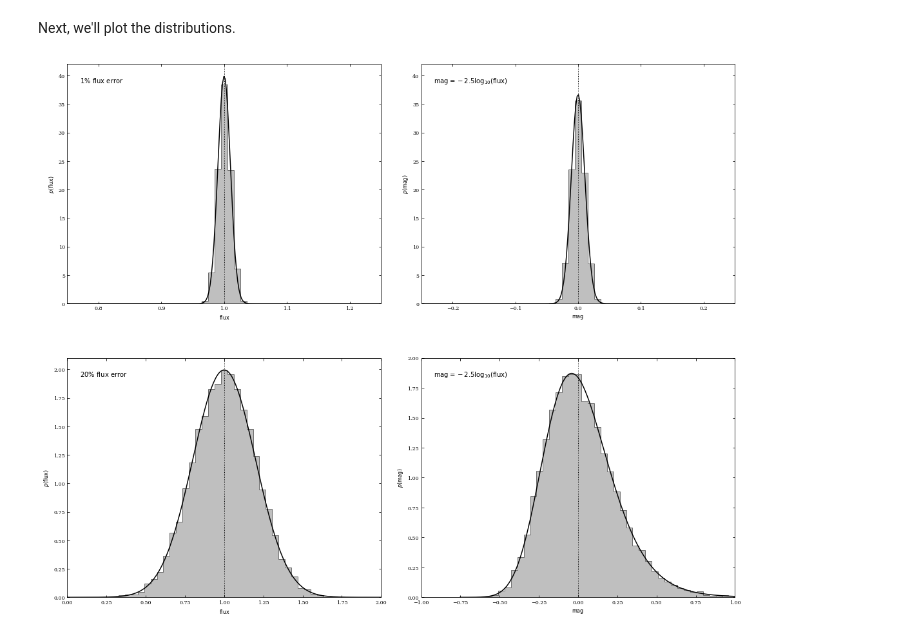
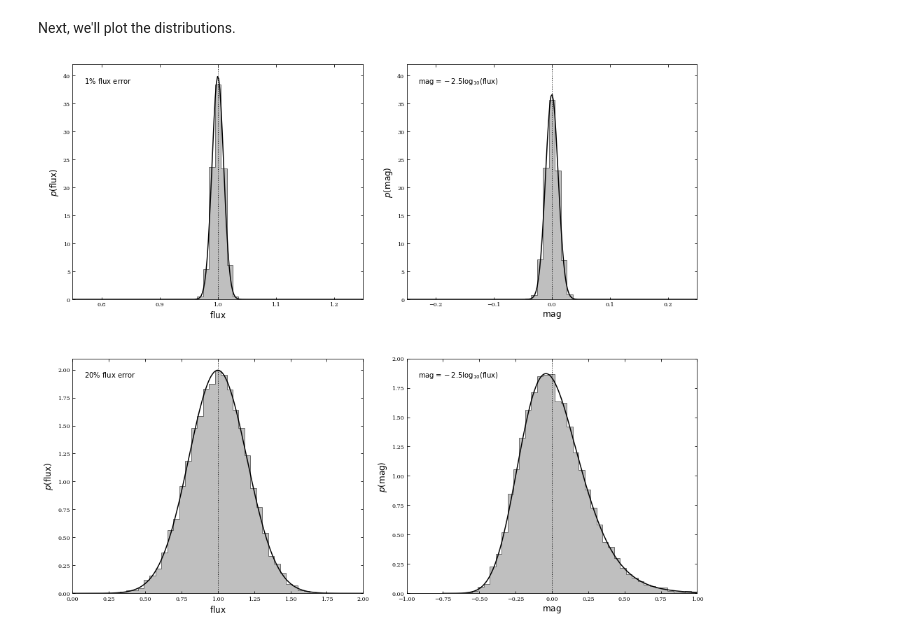
Before and after one commit to astroML/astroML-notebooks, a Jupyter notebook: chapter3/astroml_chapter3_Overview_of_Probability_and_Random_Variables.ipynb, the cells around one changed output. Cells and saved outputs as stored; diff of their text form; code cells hidden in the pictures.

```diff
--- a/chapter3/astroml_chapter3_Brief_overview_of_probability_and_random_variables.ipynb
+++ b/chapter3/astroml_chapter3_Overview_of_Probability_and_Random_Variables.ipynb
@@ -526,7 +526,7 @@ pdf_mag_fit25 /= np.dot(pdf_mag_fit25[1:], abs(mag_fit25[1:] - mag_fit25[:-1]))
 Next, we'll plot the distributions.
 # %%
 fig, ax = plt.subplots(2,2)
-fig.set_size_inches(15,12)
+fig.set_size_inches(13,11)
 fig.tight_layout(w_pad=4, h_pad=7)
 
 #------------------------------------------------------------ 1% flux error
@@ -535,43 +535,43 @@ ax[0,0].hist(flux, bins=np.linspace(0.75, 1.25, 50),
 ax[0,0].plot(flux_fit, pdf_flux_fit, '-k')
 ax[0,0].plot([1, 1], [0, 42], ':k', lw=1)
 ax[0,0].set_xlim(0.75, 1.25)
-ax[0,0].set_xlabel(r'${\rm flux}$')
-ax[0,0].set_ylabel(r'$p({\rm flux})$')
+ax[0,0].set_xlabel(r'${\rm flux}$', fontsize = 12)
+ax[0,0].set_ylabel(r'$p({\rm flux})$', fontsize = 12)
 ax[0,0].text(0.04, 0.95, r'${\rm 1\%\ flux\ error}$',
         ha='left', va='top', transform=ax[0,0].transAxes)
 
 #------------------------------------------------------------ 1% magnitude error
 ax[0,1].hist(mag, bins=np.linspace(-0.25, 0.25, 50),
         histtype='stepfilled', fc='gray', alpha=0.5, density=True)
 ax[0,1].plot(mag_fit, pdf_mag_fit, '-k')
 ax[0,1].plot([0, 0], [0, 42], ':k', lw=1)
 ax[0,1].set_xlim(-0.25, 0.25)
-ax[0,1].set_xlabel(r'${\rm mag}$')
-ax[0,1].set_ylabel(r'$p({\rm mag})$')
+ax[0,1].set_xlabel(r'${\rm mag}$', fontsize = 12)
+ax[0,1].set_ylabel(r'$p({\rm mag})$', fontsize = 12)
 ax[0,1].text(0.04, 0.95, r'${\rm mag} = -2.5\log_{10}({\rm flux})$',
         ha='left', va='top', transform=ax[0,1].transAxes)
 
 #------------------------------------------------------------ 20% flux error
 ax[1,0].hist(flux25, bins=np.linspace(0, 2, 50),
         histtype='stepfilled', fc='gray', alpha=0.5, density=True)
 ax[1,0].plot(flux_fit25, pdf_flux_fit25, '-k')
 ax[1,0].plot([1, 1], [0, 2.1], ':k', lw=1)
 ax[1,0].set_xlim(0, 2)
 ax[1,0].set_ylim(0, 2.1)
-ax[1,0].set_xlabel(r'${\rm flux}$')
-ax[1,0].set_ylabel(r'$p({\rm flux})$')
+ax[1,0].set_xlabel(r'${\rm flux}$', fontsize = 12)
+ax[1,0].set_ylabel(r'$p({\rm flux})$', fontsize = 12)
 ax[1,0].text(0.04, 0.95, r'${\rm 20\%\ flux\ error}$',
         ha='left', va='top', transform=ax[1,0].transAxes)
 
 #------------------------------------------------------------ 20% magnitude error
 ax[1,1].hist(mag25, bins=np.linspace(-1, 1, 50),
         histtype='stepfilled', fc='gray', alpha=0.5, density=True)
 ax[1,1].plot(mag_fit25, pdf_mag_fit25, '-k')
 ax[1,1].plot([0, 0], [0, 2], ':k', lw=1)
 ax[1,1].set_xlim(-1, 1)
-ax[1,1].set_xlabel(r'${\rm mag}$')
-ax[1,1].set_ylabel(r'$p({\rm mag})$')
+ax[1,1].set_xlabel(r'${\rm mag}$', fontsize = 12)
+ax[1,1].set_ylabel(r'$p({\rm mag})$', fontsize = 12)
 ax[1,1].text(0.04, 0.95, r'${\rm mag} = -2.5\log_{10}({\rm flux})$',
         ha='left', va='top', transform=ax[1,1].transAxes);
 # %% [output]
-[figure, old version]
+[figure, new version]
```
Also changed, not shown: parts of 1 cell of this notebook.
